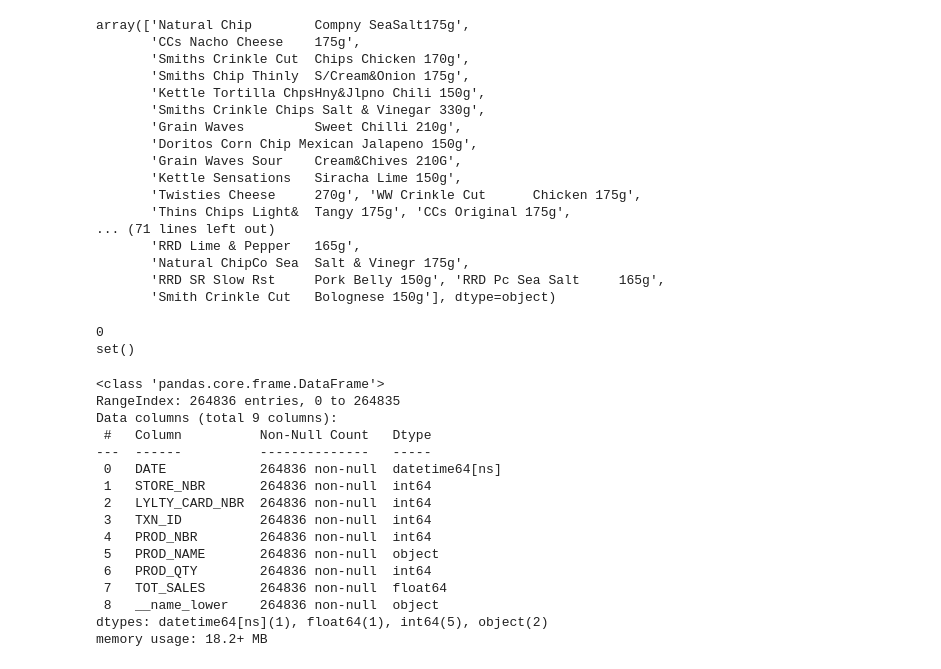
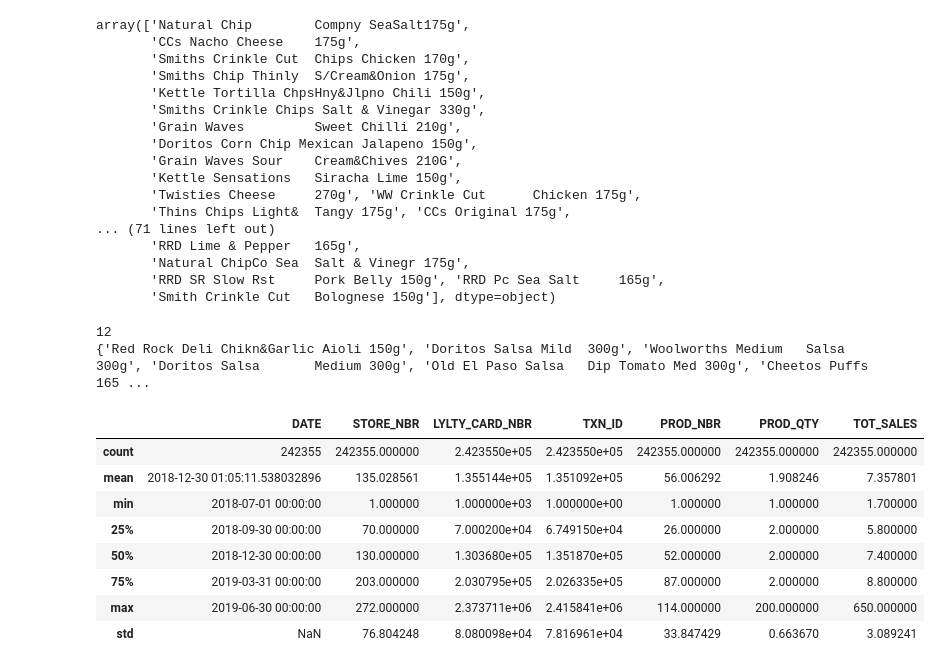
Before and after one commit to salu218/forage_virtual_internship, a Jupyter notebook: quantium.ipynb, the cells around one changed output. Drawn from its saved outputs; the diff is of its cells as text; code cells hidden in the pictures.

```diff
--- a/quantium.ipynb
+++ b/quantium.ipynb
@@ -378,28 +378,9 @@ array(['Natural Chip        Compny SeaSalt175g',
        'RRD SR Slow Rst     Pork Belly 150g', 'RRD Pc Sea Salt     165g',
        'Smith Crinkle Cut   Bolognese 150g'], dtype=object)
 # %%
-removed_names = set(transaction_df1["PROD_NAME"]) - set(product_name_df["PROD_NAME"])
+removed_names = set(transaction_df1["PROD_NAME"]) - set(filtered_df["PROD_NAME"])
 print(len(removed_names))  # How many unique names were eliminated
 print(removed_names)       # What those names are
 # %% [output]
-0
-set()
+12
+{'Red Rock Deli Chikn&Garlic Aioli 150g', 'Doritos Salsa Mild  300g', 'Woolworths Medium   Salsa 300g', 'Doritos Salsa       Medium 300g', 'Old El Paso Salsa   Dip Tomato Med 300g', 'Cheetos Puffs 165 ...
-# %%
-product_name_df.info()
-# %% [output]
-<class 'pandas.core.frame.DataFrame'>
-RangeIndex: 264836 entries, 0 to 264835
-Data columns (total 9 columns):
- #   Column          Non-Null Count   Dtype
----  ------          --------------   -----
- 0   DATE            264836 non-null  datetime64[ns]
- 1   STORE_NBR       264836 non-null  int64
- 2   LYLTY_CARD_NBR  264836 non-null  int64
- 3   TXN_ID          264836 non-null  int64
- 4   PROD_NBR        264836 non-null  int64
- 5   PROD_NAME       264836 non-null  object
- 6   PROD_QTY        264836 non-null  int64
- 7   TOT_SALES       264836 non-null  float64
- 8   __name_lower    264836 non-null  object
-dtypes: datetime64[ns](1), float64(1), int64(5), object(2)
-memory usage: 18.2+ MB
@@ -425,0 +387,12 @@ memory usage: 18.2+ MB
+# %%
+filtered_df.describe()
+# %% [output]
+|  | DATE | STORE_NBR | LYLTY_CARD_NBR | TXN_ID | PROD_NBR | PROD_QTY | TOT_SALES |
+| count | 242355 | 242355.000000 | 2.423550e+05 | 2.423550e+05 | 242355.000000 | 242355.000000 | 242355.000000 |
+| mean | 2018-12-30 01:05:11.538032896 | 135.028561 | 1.355144e+05 | 1.351092e+05 | 56.006292 | 1.908246 | 7.357801 |
+| min | 2018-07-01 00:00:00 | 1.000000 | 1.000000e+03 | 1.000000e+00 | 1.000000 | 1.000000 | 1.700000 |
+| 25% | 2018-09-30 00:00:00 | 70.000000 | 7.000200e+04 | 6.749150e+04 | 26.000000 | 2.000000 | 5.800000 |
+| 50% | 2018-12-30 00:00:00 | 130.000000 | 1.303680e+05 | 1.351870e+05 | 52.000000 | 2.000000 | 7.400000 |
+| 75% | 2019-03-31 00:00:00 | 203.000000 | 2.030795e+05 | 2.026335e+05 | 87.000000 | 2.000000 | 8.800000 |
+| max | 2019-06-30 00:00:00 | 272.000000 | 2.373711e+06 | 2.415841e+06 | 114.000000 | 200.000000 | 650.000000 |
+| std | NaN | 76.804248 | 8.080098e+04 | 7.816961e+04 | 33.847429 | 0.663670 | 3.089241 |
```
Also changed, not shown: parts of 3 cells of this notebook.
